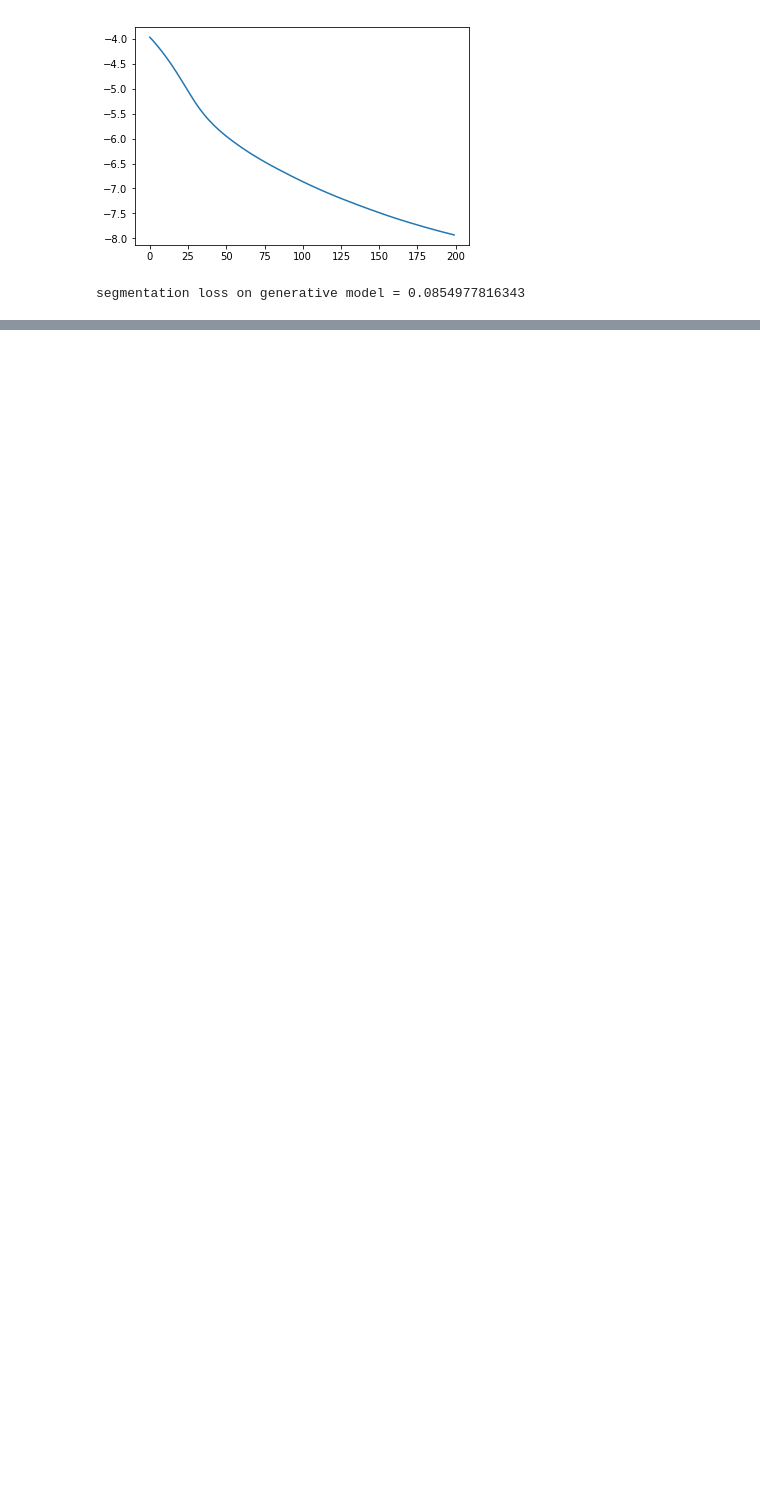
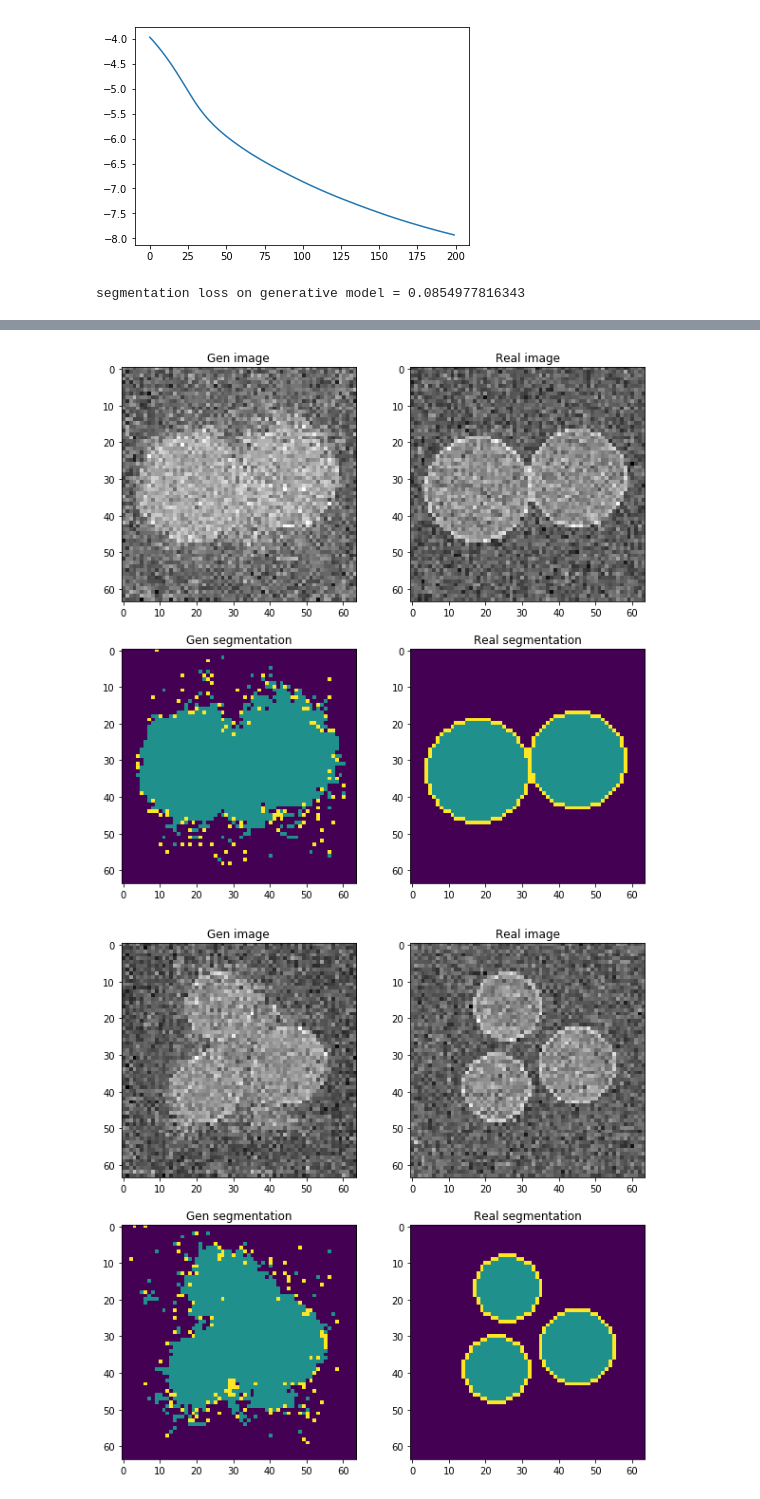
Before and after one commit to ashysheya/research_project, a Jupyter notebook: training_baseline_unet.ipynb, the cells around one changed output, grey strips where cells are left out. Saved outputs shown, nothing was run; the diff lists cells and outputs as text; code cells hidden in the pictures; blank space fills up the shorter version.

```diff
--- a/training_baseline_unet.ipynb
+++ b/training_baseline_unet.ipynb
@@ -44,7 +48,7 @@ def generate_batch(batch_size=40, random_seed=42):
 def normalize_z(z):
     norm_z = z.data.norm(dim=1, p=2)
     norm_z = norm_z.unsqueeze(dim=1)
-    norm_z = norm_z.repeat(1, 3, 1, 1)
+    norm_z = norm_z.repeat(1, int(z.size()[1]), 1, 1)
     norm_z.clamp_(min=1.0)
     z.data = z.data / norm_z
 # %%
@@ -144,5 +151,6 @@ train_images, train_segmentation, z_input = generate_batch(batch_size=100)
 # %%
-test_images, test_segmentation, z_test = generate_batch(batch_size=10, random_seed=1)
+test_images, test_segmentation, z_test = generate_batch(batch_size=10, random_seed=1,
+                                                        z_shape=z_shape)
 # %% [markdown]
 ### train baseline
 # %%
@@ -280,0 +308,13 @@ segmentation loss on generative model = 0.0854977816343
+# %%
+gen_loss, segm_loss = test(net=dcgan,
+                           test_images=test_images,
+                           test_segmentation=test_segmentation,
+                           segm_loss=segm_loss,
+                           img_loss=img_loss,
+                           is_generative=True,
+                           z_input=z_test,
+                           lr=0.005,
+                           num_epoch=5000)
+# %% [output]
+[figure, added]
+[figure, added]
```
Also changed, not shown: parts of 16 cells of this notebook.
